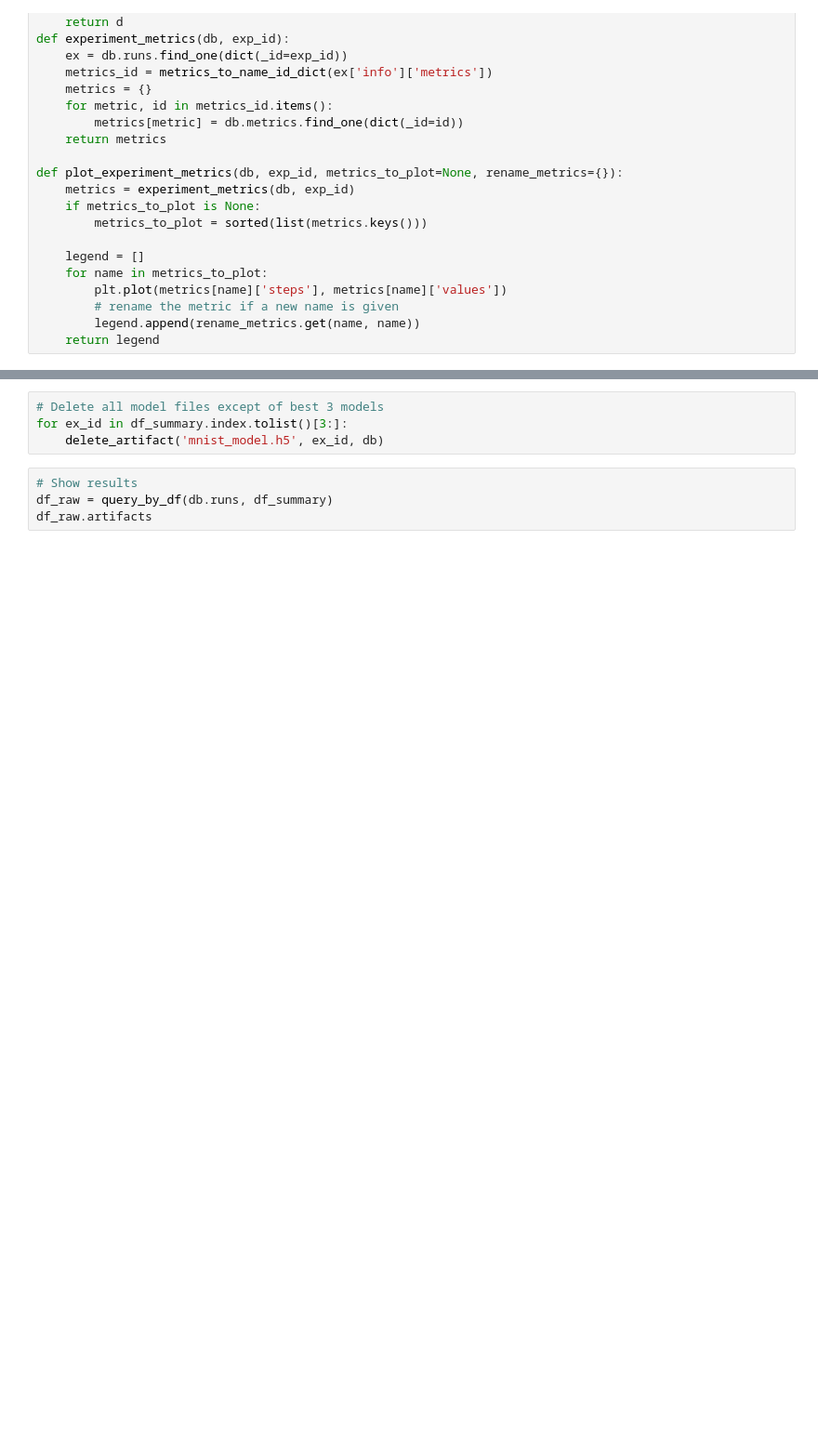
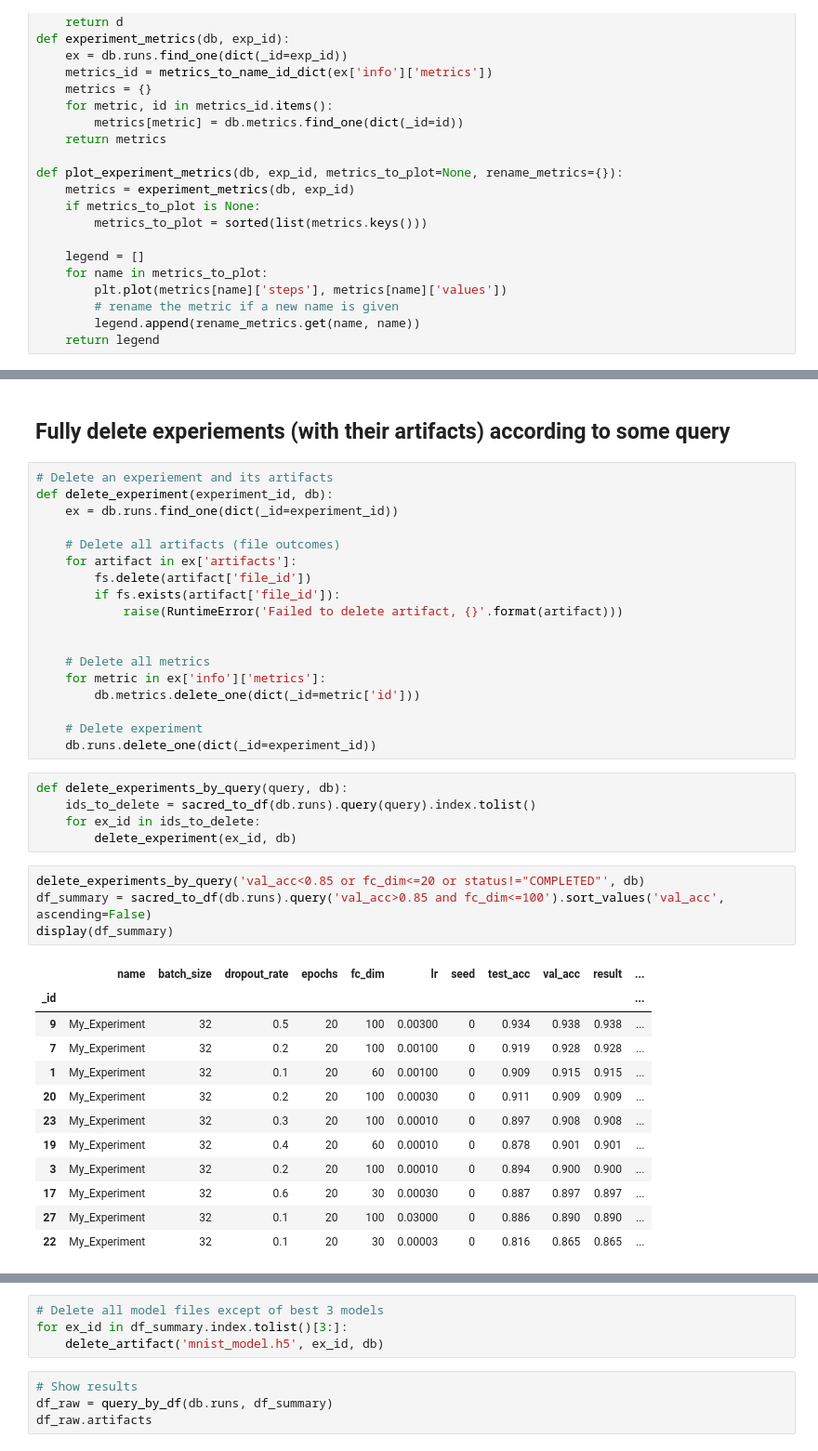
Before and after one commit to yuvalatzmon/SACRED_HYPEROPT_Example, a Jupyter notebook: mongo_queries.ipynb, the cells around one changed output, grey strips where cells are left out. Shown at 93% size. Saved outputs shown, nothing was run; the diff lists cells and outputs as text; blank space fills up the shorter version.

Commit message:
add delete_experiments_by_query() with example

```diff
--- a/mongo_queries.ipynb
+++ b/mongo_queries.ipynb
@@ -300 +299,43 @@ plt.title('Accuracy learning curves');
+# %% [markdown]
+## Fully delete experiements (with their artifacts) according to some query
+# %%
+# Delete an experiement and its artifacts
+def delete_experiment(experiment_id, db):
+    ex = db.runs.find_one(dict(_id=experiment_id))
+
+    # Delete all artifacts (file outcomes)
+    for artifact in ex['artifacts']:
+        fs.delete(artifact['file_id'])
+        if fs.exists(artifact['file_id']):
+            raise(RuntimeError('Failed to delete artifact, {}'.format(artifact)))
+
+
+    # Delete all metrics
+    for metric in ex['info']['metrics']:
+        db.metrics.delete_one(dict(_id=metric['id']))
+
+    # Delete experiment
+    db.runs.delete_one(dict(_id=experiment_id))
+# %%
+def delete_experiments_by_query(query, db):
+    ids_to_delete = sacred_to_df(db.runs).query(query).index.tolist()
+    for ex_id in ids_to_delete:
+        delete_experiment(ex_id, db)
+# %%
+delete_experiments_by_query('val_acc<0.85 or fc_dim<=20 or status!="COMPLETED"', db)
+df_summary = sacred_to_df(db.runs).query('val_acc>0.85 and fc_dim<=100').sort_values('val_acc', ascending=False)
+display(df_summary)
+# %% [output]
+|  | name | batch_size | dropout_rate | epochs | fc_dim | lr | seed | test_acc | val_acc | result | ... |
+| _id |  |  |  |  |  |  |  |  |  |  | ... |
+| 9 | My_Experiment | 32 | 0.5 | 20 | 100 | 0.00300 | 0 | 0.934 | 0.938 | 0.938 | ... |
+| 7 | My_Experiment | 32 | 0.2 | 20 | 100 | 0.00100 | 0 | 0.919 | 0.928 | 0.928 | ... |
+| 1 | My_Experiment | 32 | 0.1 | 20 | 60 | 0.00100 | 0 | 0.909 | 0.915 | 0.915 | ... |
+| 20 | My_Experiment | 32 | 0.2 | 20 | 100 | 0.00030 | 0 | 0.911 | 0.909 | 0.909 | ... |
+| 23 | My_Experiment | 32 | 0.3 | 20 | 100 | 0.00010 | 0 | 0.897 | 0.908 | 0.908 | ... |
+| 19 | My_Experiment | 32 | 0.4 | 20 | 60 | 0.00010 | 0 | 0.878 | 0.901 | 0.901 | ... |
+| 3 | My_Experiment | 32 | 0.2 | 20 | 100 | 0.00010 | 0 | 0.894 | 0.900 | 0.900 | ... |
+| 17 | My_Experiment | 32 | 0.6 | 20 | 30 | 0.00030 | 0 | 0.887 | 0.897 | 0.897 | ... |
+| 27 | My_Experiment | 32 | 0.1 | 20 | 100 | 0.03000 | 0 | 0.886 | 0.890 | 0.890 | ... |
+| 22 | My_Experiment | 32 | 0.1 | 20 | 30 | 0.00003 | 0 | 0.816 | 0.865 | 0.865 | ... |
 # %% [markdown]
```
Also changed, not shown: parts of 10 cells of this notebook, 3 other files.
